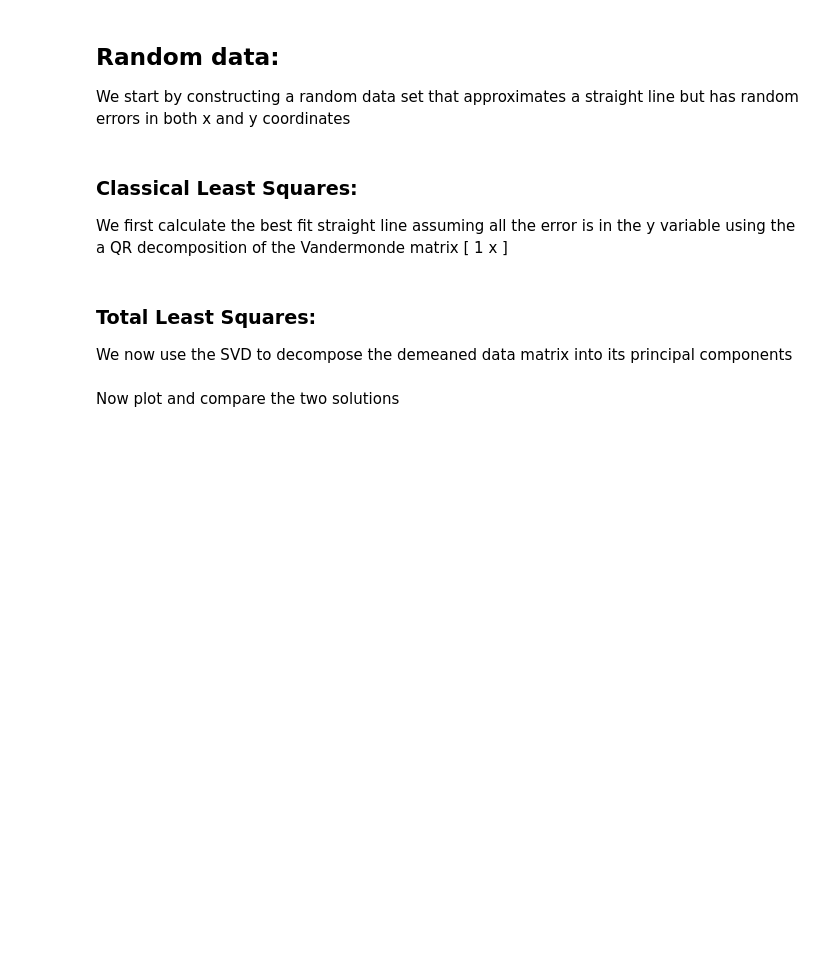
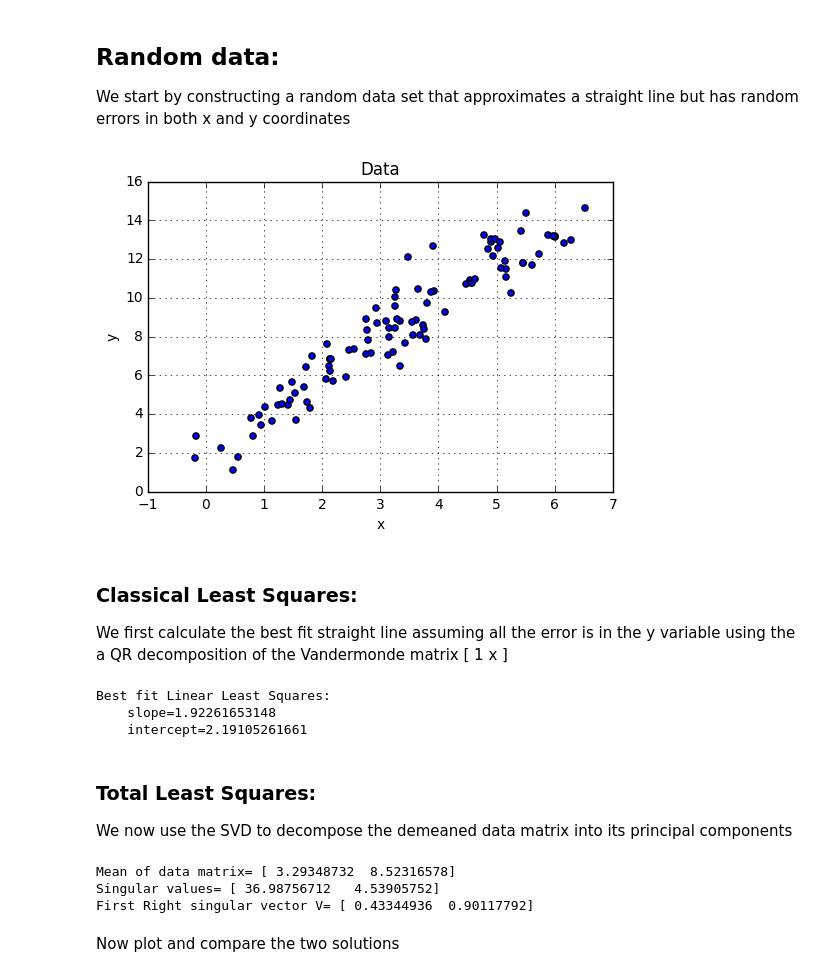
Before and after one commit to mspieg/principals-appmath, a Jupyter notebook: TotalLeastSquares.ipynb, the cells around one changed output. Saved outputs shown, nothing was run; the diff lists cells and outputs as text; code cells hidden in the pictures; blank space fills up the shorter version.

```diff
--- a/TotalLeastSquares.ipynb
+++ b/TotalLeastSquares.ipynb
@@ -18,28 +18,30 @@ import matplotlib.pyplot as plt
 We start by constructing a random data set that approximates a straight line but has random errors in both x and y coordinates
 # %%
 # npoints uniformly randomly distributed points in the interval [0,3]
-npnts =50
+npnts =100
 x = np.random.uniform(0.,3.,npnts)
 
 # set y = mx + b plus random noise of size err
 slope = 2.
 intercept = 1.
 err = .5
 
 y = slope*x + intercept
 y += np.random.normal(loc=y,scale=err)
 
 # add some random noise to x variable as well
 x += np.random.normal(loc=x,scale=err)
 
 # And plot out the data
 plt.figure()
 plt.scatter(x,y)
 plt.xlabel('x')
 plt.ylabel('y')
 plt.title('Data')
 plt.grid()
 plt.show()
+# %% [output]
+[figure, added]
 # %% [markdown]
 ### Classical Least Squares:
 
@@ -53,6 +55,10 @@ c_ls,res,rank,s = la.lstsq(A,y)
 print 'Best fit Linear Least Squares:'
 print '    slope={}'.format(c_ls[1])
 print '    intercept={}'.format(c_ls[0])
+# %% [output]
+Best fit Linear Least Squares:
+    slope=1.92261653148
+    intercept=2.19105261661
 # %% [markdown]
 ### Total Least Squares:
 
@@ -71,6 +77,10 @@ U,S,VT = la.svd(X,full_matrices=False)
 V = VT.T
 print 'Singular values=', S
 print 'First Right singular vector V=', V[:,0]
+# %% [output]
+Mean of data matrix= [ 3.29348732  8.52316578]
+Singular values= [ 36.98756712   4.53905752]
+First Right singular vector V= [ 0.43344936  0.90117792]
 # %% [markdown]
 Now plot and compare the two solutions
 # %%
```
Also changed, not shown: parts of 1 cell of this notebook.
